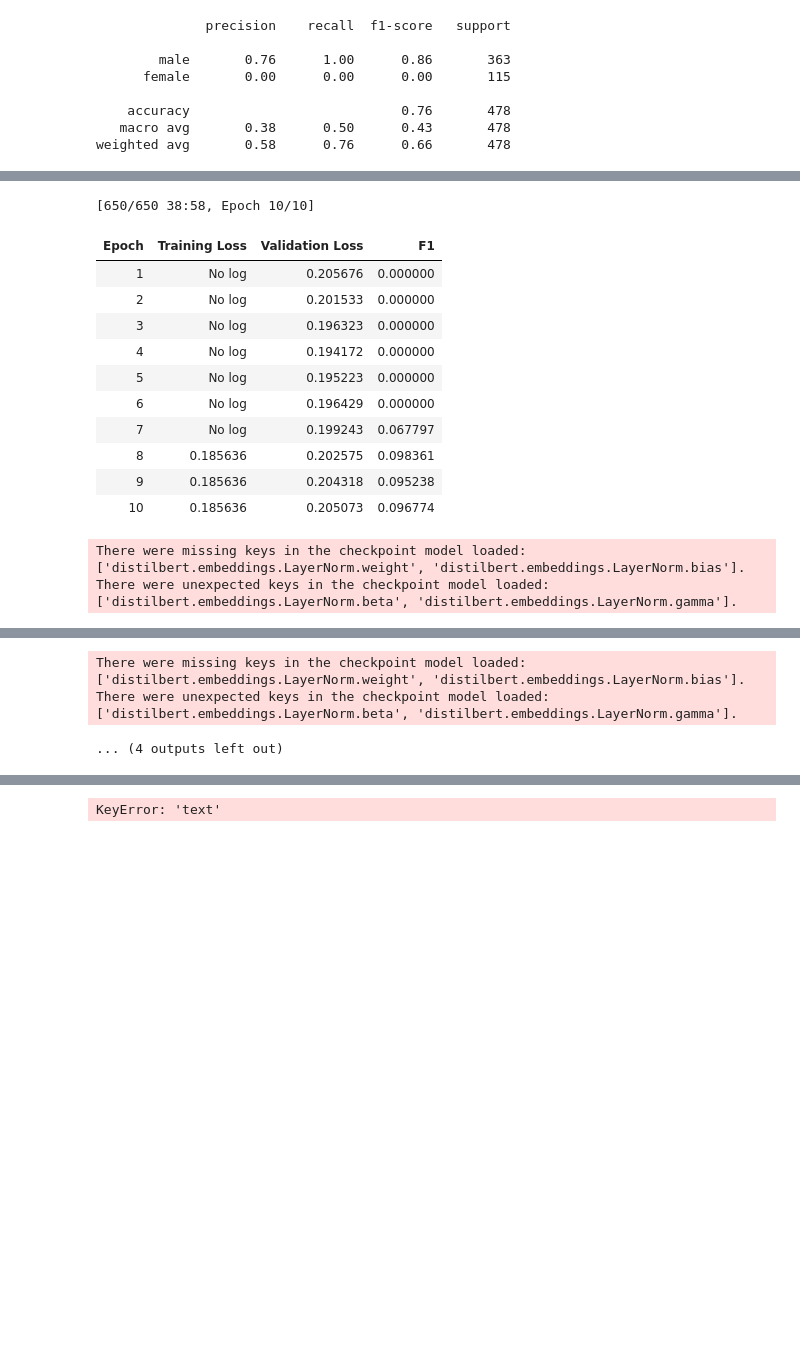
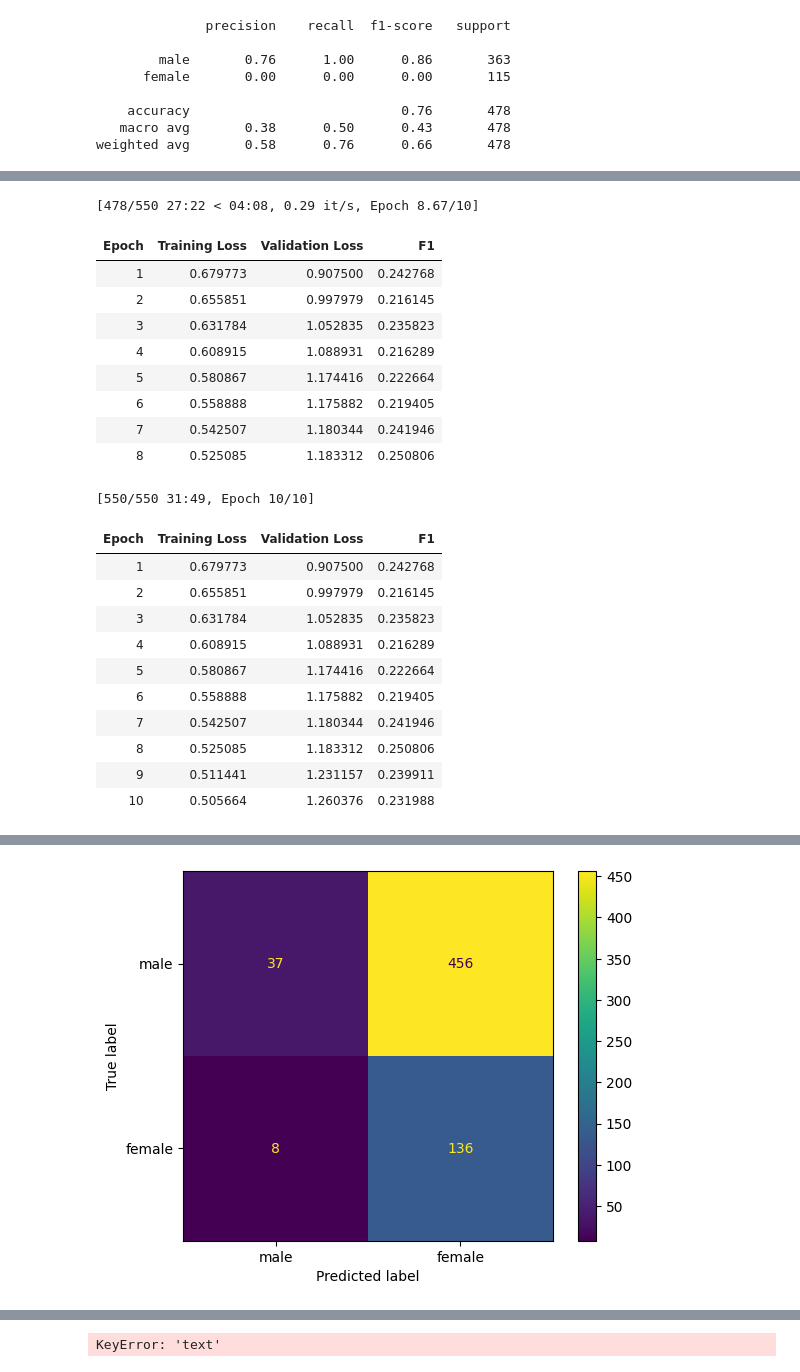
Before and after one commit to Frederik-Roeckle/GenderSentimentGermanParliament, a Jupyter notebook: TrainingsloopBERT.ipynb, the cells around one changed output, grey strips where cells are left out. Cells and saved outputs as stored; diff of their text form; code cells hidden in the pictures; blank space fills up the shorter version.

```diff
--- a/TrainingsloopBERT.ipynb
+++ b/TrainingsloopBERT.ipynb
@@ -330,19 +518,21 @@ weighted avg       0.58      0.76      0.66       478
 # %%
+only_evaluation = False
 model_name = "distilbert/distilbert-base-german-cased"
 num_labels = 2
+name = "equal"
+dataset_dict = dataset_dict_equal
 
 def tokenize_function(examples):
       return tokenizer(examples["text"], truncation=True, padding=True)
 
 def compute_metrics(eval_pred):
       logits, labels = eval_pred
+      # print(logits)
       predictions = np.argmax(logits, axis=-1)
-      return metric.compute(predictions=predictions, references=labels)
+      return metric.compute(predictions=predictions, references=labels, average="macro")
 
-for name, dataset_dict in {"2_5": dataset_dict_2_5,
-                           "6_10": dataset_dict_6_10,
-                           "11_14": dataset_dict_11_14,
-                           "15_19": dataset_dict_15_19}.items():
+if not only_evaluation:
+  print(name)
   tokenizer = AutoTokenizer.from_pretrained(model_name)
   tokenized_datasets = dataset_dict.map(tokenize_function, batched=True)
   data_collator = DataCollatorWithPadding(tokenizer=tokenizer)
@@ -361,7 +551,7 @@ for name, dataset_dict in {"2_5": dataset_dict_2_5,
   metric = evaluate.load("f1")
 
   training_args = TrainingArguments(
-    output_dir=f"./german-binary-classifier_{name}",
+    output_dir=f"./german-binary-classifier_{name}_shuffle",
     learning_rate=1e-5,
     per_device_train_batch_size=64,
     num_train_epochs=10, # Slightly more epochs for smaller custom datasets
@@ -370,6 +560,8 @@ for name, dataset_dict in {"2_5": dataset_dict_2_5,
     save_strategy="epoch",
     load_best_model_at_end=True,
     push_to_hub=False,
+    logging_strategy="epoch",
+    logging_steps=10,
   )
 
   trainer = Trainer(
@@ -383,5 +575,29 @@ for name, dataset_dict in {"2_5": dataset_dict_2_5,
   )
 
   trainer.train()
-  trainer.save_model(f"./my_custom_german_model_{name}")
+  trainer.save_model(f"./my_custom_german_model_{name}_shuffle")
+
+
+# Evaluation
+pipe = pipeline(
+    "text-classification",
+    model=f"./my_custom_german_model_{name}_shuffle",
+    tokenizer=f"./my_custom_german_model_{name}_shuffle"
+)
+X = list(dataset_dict["test"]["text"])
+X = [x[:500] for x in X]
+predictions = pipe.predict(X)
+pred = [int(p["label"].replace("female", "1").replace("male", "0")) for p in predictions]
+cm = confusion_matrix(dataset_dict["test"]["labels"], pred)
+disp = ConfusionMatrixDisplay(confusion_matrix=cm,
+                              display_labels=["male", "female"])
+disp.plot()
+plt.show()
+
+print(classification_report(
+    dataset_dict["test"]["labels"],
+    pred,
+    output_dict=False,
+    target_names=['male', 'female']
+))
 # %% [output]
@@ -430,18 +624,26 @@ pre_classifier.weight   | MISSING    |
 
 Notes:
 - UNEXPECTED    :can be ignored when loading from different task/architecture; not ok if you expect identical arch.
 - MISSING       :those params were newly initialized because missing from the checkpoint. Consider training on your downstream task.
-[650/650 38:58, Epoch 10/10]
+[478/550 27:22 < 04:08, 0.29 it/s, Epoch 8.67/10]
+| Epoch | Training Loss | Validation Loss | F1 |
+| 1 | 0.679773 | 0.907500 | 0.242768 |
+| 2 | 0.655851 | 0.997979 | 0.216145 |
+| 3 | 0.631784 | 1.052835 | 0.235823 |
+| 4 | 0.608915 | 1.088931 | 0.216289 |
+| 5 | 0.580867 | 1.174416 | 0.222664 |
+| 6 | 0.558888 | 1.175882 | 0.219405 |
+| 7 | 0.542507 | 1.180344 | 0.241946 |
+| 8 | 0.525085 | 1.183312 | 0.250806 |
+[550/550 31:49, Epoch 10/10]
 | Epoch | Training Loss | Validation Loss | F1 |
-| 1 | No log | 0.205676 | 0.000000 |
-| 2 | No log | 0.201533 | 0.000000 |
-| 3 | No log | 0.196323 | 0.000000 |
-| 4 | No log | 0.194172 | 0.000000 |
-| 5 | No log | 0.195223 | 0.000000 |
-| 6 | No log | 0.196429 | 0.000000 |
-| 7 | No log | 0.199243 | 0.067797 |
-| 8 | 0.185636 | 0.202575 | 0.098361 |
-| 9 | 0.185636 | 0.204318 | 0.095238 |
-| 10 | 0.185636 | 0.205073 | 0.096774 |
+| 1 | 0.679773 | 0.907500 | 0.242768 |
+| 2 | 0.655851 | 0.997979 | 0.216145 |
+| 3 | 0.631784 | 1.052835 | 0.235823 |
+| 4 | 0.608915 | 1.088931 | 0.216289 |
+| 5 | 0.580867 | 1.174416 | 0.222664 |
+| 6 | 0.558888 | 1.175882 | 0.219405 |
+| 7 | 0.542507 | 1.180344 | 0.241946 |
+| 8 | 0.525085 | 1.183312 | 0.250806 |
+| 9 | 0.511441 | 1.231157 | 0.239911 |
+| 10 | 0.505664 | 1.260376 | 0.231988 |
-There were missing keys in the checkpoint model loaded: ['distilbert.embeddings.LayerNorm.weight', 'distilbert.embeddings.LayerNorm.bias'].
-There were unexpected keys in the checkpoint model loaded: ['distilbert.embeddings.LayerNorm.beta', 'distilbert.embeddings.LayerNorm.gamma'].
@@ -463,0 +652 @@ Notes:
+[figure, added]
@@ -476,3 +660,0 @@ Notes:
-There were missing keys in the checkpoint model loaded: ['distilbert.embeddings.LayerNorm.weight', 'distilbert.embeddings.LayerNorm.bias'].
-There were unexpected keys in the checkpoint model loaded: ['distilbert.embeddings.LayerNorm.beta', 'distilbert.embeddings.LayerNorm.gamma'].
-... (4 outputs left out)
```
Also changed, not shown: parts of 15 cells of this notebook.
